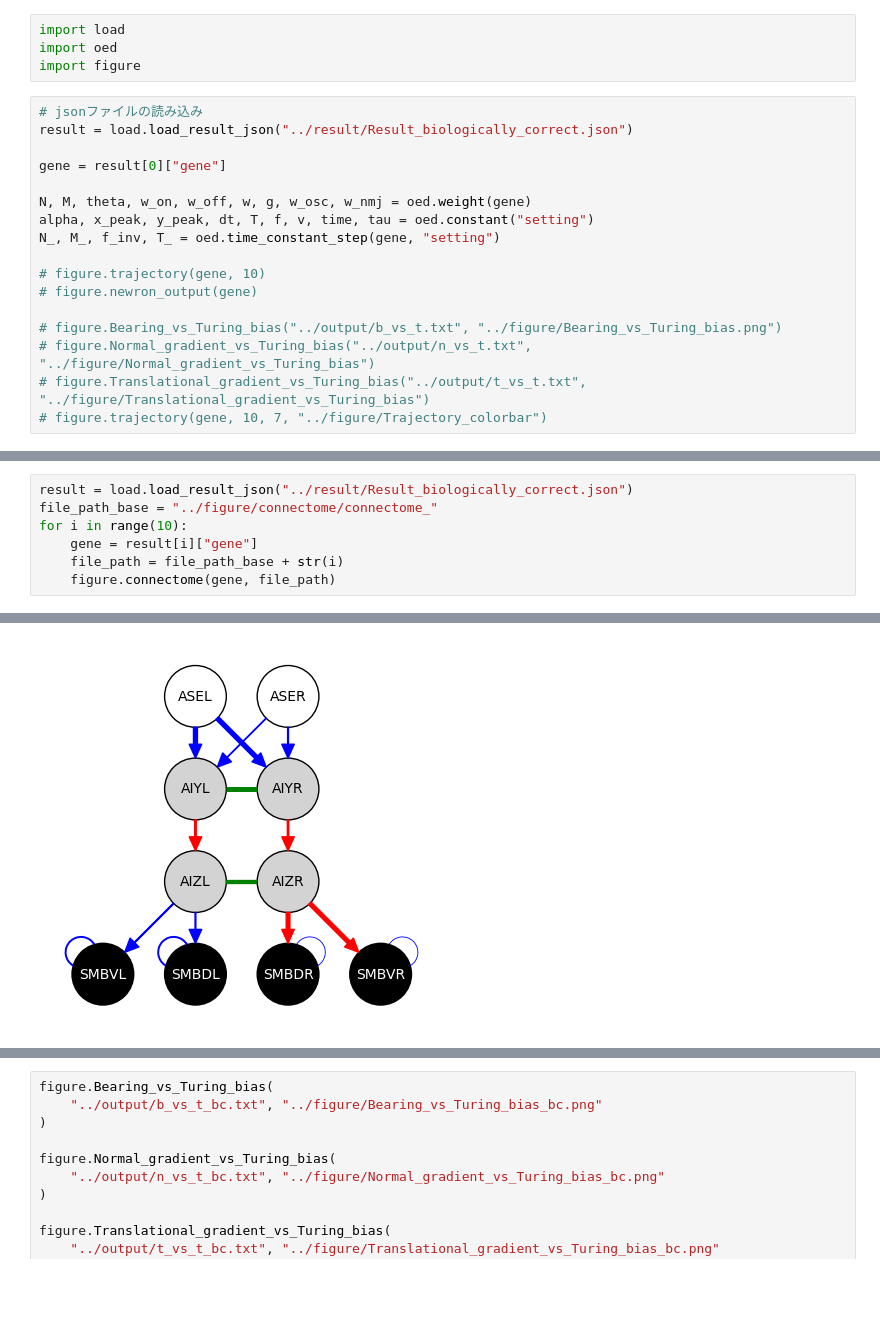
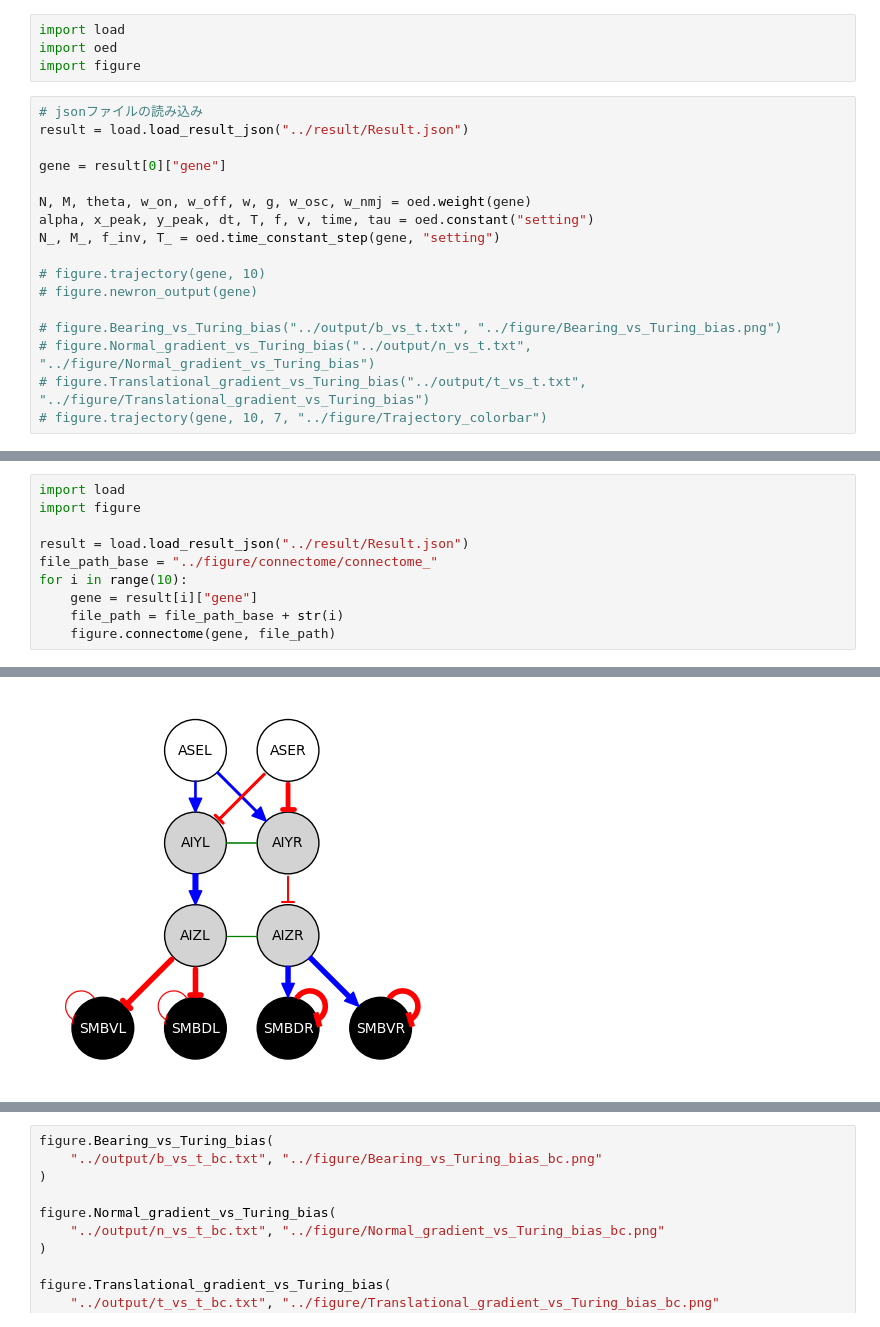
Before and after one commit to 118-Oganesson/C_elegans, a Jupyter notebook: python/main.ipynb, the cells around one changed output, grey strips where cells are left out. Saved outputs shown, nothing was run; the diff lists cells and outputs as text; blank space fills up the shorter version.

```diff
--- a/python/main.ipynb
+++ b/python/main.ipynb
@@ -4,7 +4,7 @@ import oed
 import figure
 # %%
 # jsonファイルの読み込み
-result = load.load_result_json("../result/Result_biologically_correct.json")
+result = load.load_result_json("../result/Result.json")
 
 gene = result[0]["gene"]
 
@@ -22,5 +59,8 @@ N_, M_, f_inv, T_ = oed.time_constant_step(gene, "setting")
 # %%
-result = load.load_result_json("../result/Result_biologically_correct.json")
+import load
+import figure
+
+result = load.load_result_json("../result/Result.json")
 file_path_base = "../figure/connectome/connectome_"
 for i in range(10):
     gene = result[i]["gene"]
@@ -38 +78 @@ for i in range(10):
-[figure, old version]
+[figure, new version]
```
Also changed, not shown: parts of 4 cells of this notebook, 11 other files.
